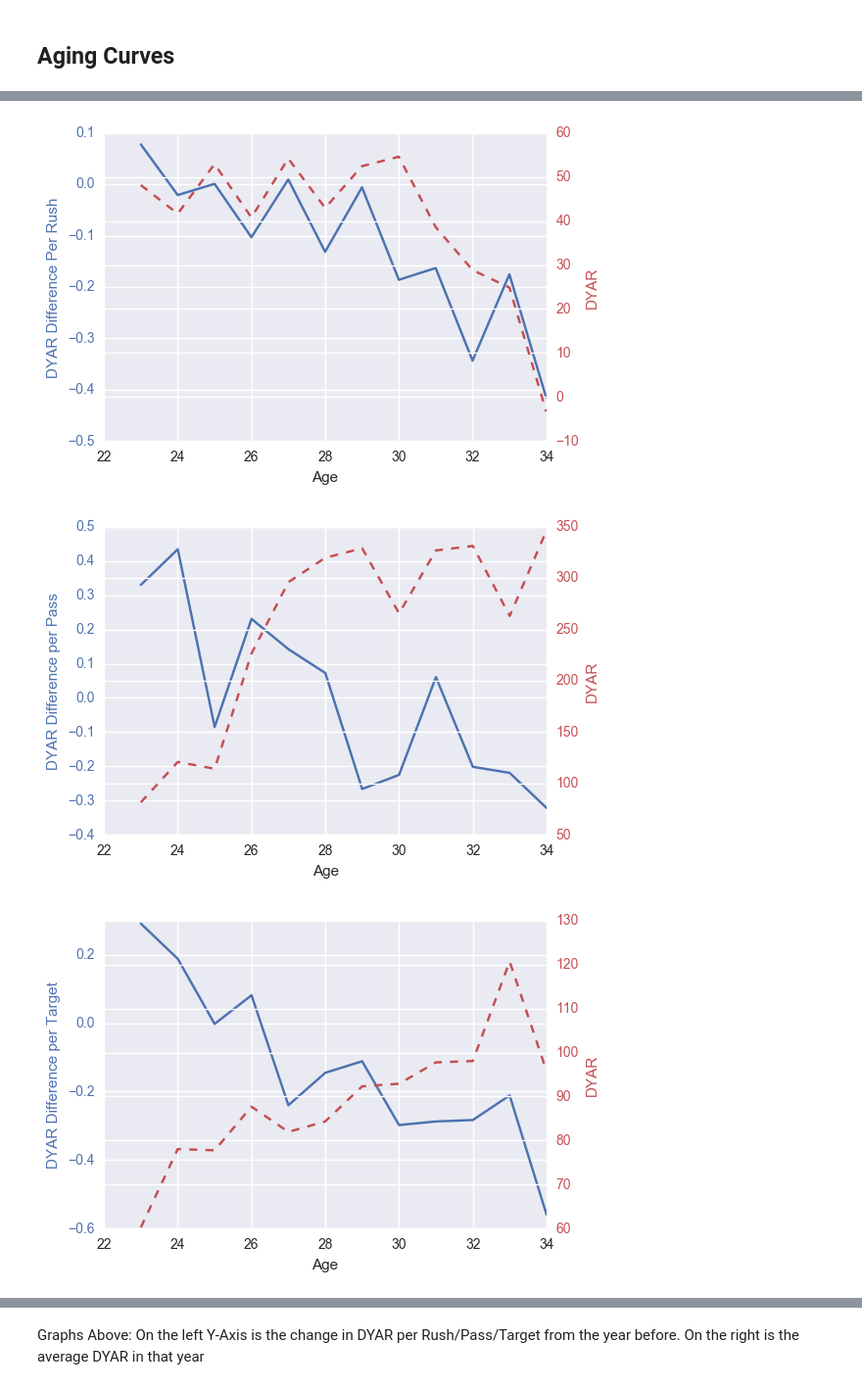
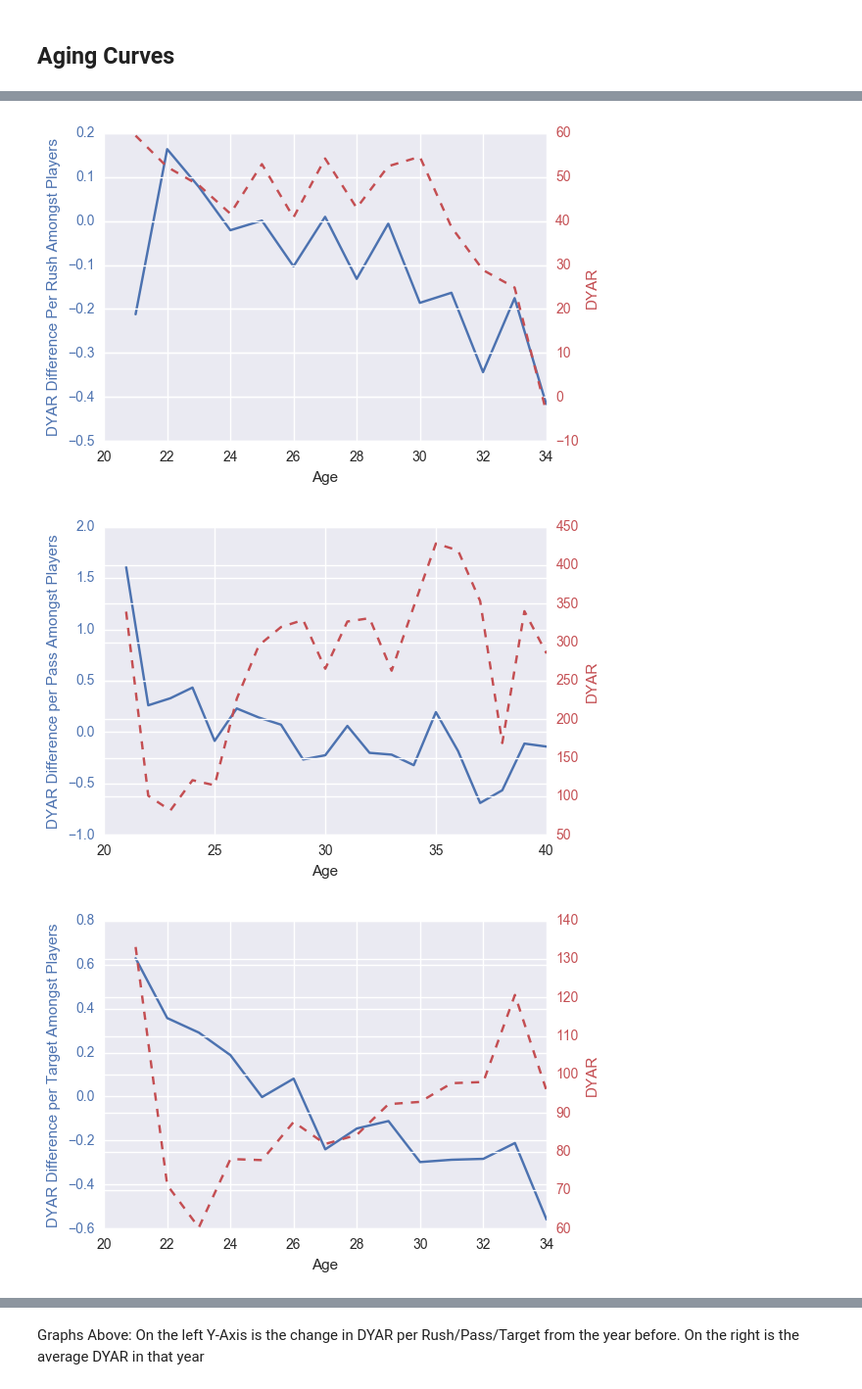
Before and after one commit to emsloate/NFLProjections, a Jupyter notebook: Projection_Model.ipynb, the cells around one changed output, grey strips where cells are left out. Shown at 98% size. Cells and saved outputs as stored; diff of their text form; code cells hidden in the pictures.

```diff
--- a/Projection_Model.ipynb
+++ b/Projection_Model.ipynb
@@ -175,21 +197,19 @@ plt.show()
 [figure]
 # %%
 #rb DYAR over time
-rb_career_data = rb_stats[~pd.isnull(rb_stats['DYAR_t+1'])]
-rb_career_data['DYAR_diff'] = rb_career_data['DYAR'] - rb_career_data['DYAR_t-1']
-rb_age_means = rb_career_data.groupby(pd.cut(rb_career_data['Age'],np.arange(22,35,1))).mean()
+rb_career_data = rb_stats_rush[~pd.isnull(rb_stats_rush['DYAR_t+1'])]
+rb_age_means = rb_career_data.groupby(pd.cut(rb_career_data['Age'],np.arange(20,35,1))).mean()
 
 #qb DYAR over time
 qb_career_data = qb_stats[~pd.isnull(qb_stats['DYAR_t+1'])]
-qb_career_data['DYAR_diff'] = qb_career_data['DYAR'] - qb_career_data['DYAR_t-1']
-qb_age_means = qb_career_data.groupby(pd.cut(qb_career_data['Age'],np.arange(22,35,1))).mean()
+qb_age_means = qb_career_data.groupby(pd.cut(qb_career_data['Age'],np.arange(20,41,1))).mean()
 
 #wr DYAR over time
 wr_career_data = wr_stats[~pd.isnull(wr_stats['DYAR_t+1'])]
-wr_career_data['DYAR_diff'] = wr_career_data['DYAR'] - wr_career_data['DYAR_t-1']
-wr_age_means = wr_career_data.groupby(pd.cut(wr_career_data['Age'],np.arange(22,35,1))).mean()
+wr_age_means = wr_career_data.groupby(pd.cut(wr_career_data['Age'],np.arange(20,35,1))).mean()
 
 #te DYAR over time
 te_career_data = te_stats[~pd.isnull(te_stats['DYAR_t+1'])]
-te_career_data['DYAR_diff'] = te_career_data['DYAR'] - te_career_data['DYAR_t-1']
-te_age_means = te_career_data.groupby(pd.cut(te_career_data['Age'],np.arange(22,35,1))).mean()
+te_age_means = te_career_data.groupby(pd.cut(te_career_data['Age'],np.arange(20,35,1))).mean()
+
+rb_age_means
@@ -233,15 +279,21 @@ def delta_model(position):
     return aging_penalties
 # %%
 # Graph of RB,QB,WR,TE Aging curve from year t to year t+1
-rb_age = delta_model("RB")
+rb_age_rush = delta_model("RB_rush")
+rb_age_rec = delta_model("RB_rec")
 qb_age = delta_model("QB")
 wr_age = delta_model("WR")
 te_age = delta_model("TE")
 
 lst = []
-for age in rb_age.index.values:
+for age in rb_age_rush.index.values:
     lst.append(float(age[5:7]))
-rb_pens = pd.DataFrame({"Age":lst,"Penalty":rb_age.values})
+rb_pens_rush = pd.DataFrame({"Age":lst,"Penalty":rb_age_rush.values})
+
+lst = []
+for age in rb_age_rec.index.values:
+    lst.append(float(age[5:7]))
+rb_pens_rec = pd.DataFrame({"Age":lst,"Penalty":rb_age_rec.values})
 
 lst = []
 for age in qb_age.index.values:
@@ -261,14 +313,14 @@ te_pens = pd.DataFrame({"Age":lst,"Penalty":te_age.values})
 #RB DYAR diff and DYAR by age
 plt.figure(1)
 fig, ax1 = plt.subplots()
-ax1.plot(rb_pens['Age'], rb_pens['Penalty'], 'b-')
+ax1.plot(rb_pens_rush['Age'], rb_pens_rush['Penalty'], 'b-')
 ax1.set_xlabel('Age')
 # Make the y-axis label, ticks and tick labels match the line color.
-ax1.set_ylabel('DYAR Difference Per Rush', color='b')
+ax1.set_ylabel('DYAR Difference Per Rush Amongst Players', color='b')
 ax1.tick_params('y', colors='b')
 
 ax2 = ax1.twinx()
-ax2.plot(rb_pens['Age'], rb_age_means['DYAR_t+1'].values, 'r--')
+ax2.plot(rb_pens_rush['Age'], rb_age_means['DYAR_t+1'].values, 'r--')
 ax2.set_ylabel('DYAR', color='r')
 ax2.tick_params('y', colors='r')
 
@@ -280,7 +332,7 @@ fig, ax1 = plt.subplots()
 ax1.plot(qb_pens['Age'], qb_pens['Penalty'], 'b-')
 ax1.set_xlabel('Age')
 # Make the y-axis label, ticks and tick labels match the line color.
-ax1.set_ylabel('DYAR Difference per Pass', color='b')
+ax1.set_ylabel('DYAR Difference per Pass Amongst Players', color='b')
 ax1.tick_params('y', colors='b')
 
 ax2 = ax1.twinx()
@@ -293,35 +345,35 @@ fig.tight_layout()
 plt.figure(1)
 fig, ax1 = plt.subplots()
 ax1.plot(wr_pens['Age'], wr_pens['Penalty'], 'b-')
 ax1.set_xlabel('Age')
 # Make the y-axis label, ticks and tick labels match the line color.
-ax1.set_ylabel('DYAR Difference per Target', color='b')
+ax1.set_ylabel('DYAR Difference per Target Amongst Players', color='b')
 ax1.tick_params('y', colors='b')
 
 ax2 = ax1.twinx()
 ax2.plot(wr_pens['Age'], wr_age_means['DYAR_t+1'].values, 'r--')
 ax2.set_ylabel('DYAR', color='r')
 ax2.tick_params('y', colors='r')
 
 fig.tight_layout()
 #TE DYAR diff and DYAR by age
 plt.figure(1)
 fig, ax1 = plt.subplots()
 ax1.plot(te_pens['Age'], te_pens['Penalty'], 'b-')
 ax1.set_xlabel('Age')
 # Make the y-axis label, ticks and tick labels match the line color.
-ax1.set_ylabel('DYAR Difference per Target', color='b')
+ax1.set_ylabel('DYAR Difference per Target Amongst Players', color='b')
 ax1.tick_params('y', colors='b')
 
 ax2 = ax1.twinx()
 ax2.plot(te_pens['Age'], te_age_means['DYAR_t+1'].values, 'r--')
 ax2.set_ylabel('DYAR', color='r')
 ax2.tick_params('y', colors='r')
 
 fig.tight_layout()
 plt.show()
 # %% [output]
 <matplotlib.figure.Figure at 0x...>
-[figure, old version]
+[figure, new version]
-[figure, old version]
+[figure, new version]
-[figure, old version]
+[figure, new version]
```
Also changed, not shown: parts of 24 cells of this notebook, 10 other files.
